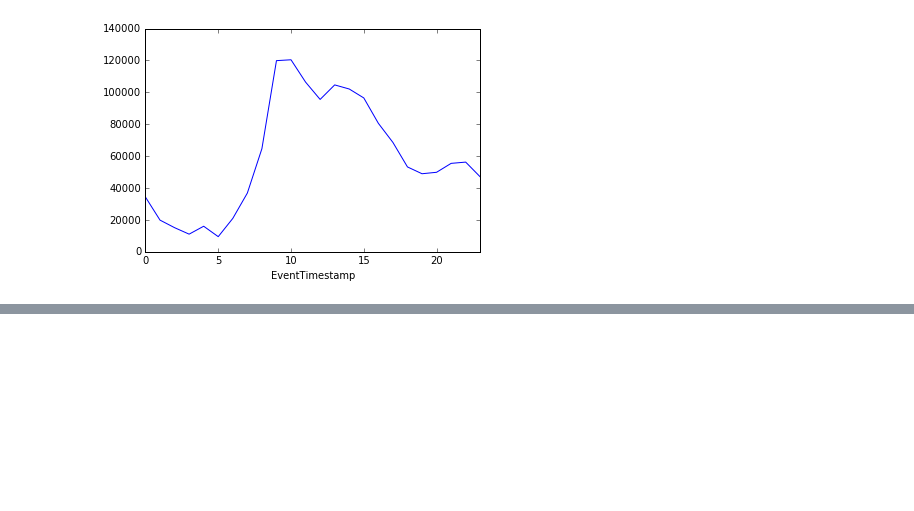
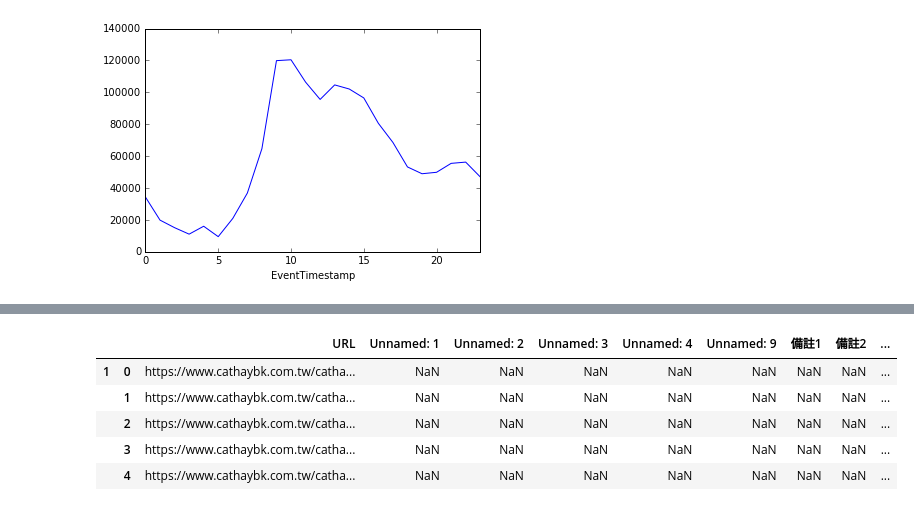
Before and after one commit to ywchiu/cathaybkpython, a Jupyter notebook: 20160901Demo.ipynb, the cells around one changed output, grey strips where cells are left out. Cells and saved outputs as stored; diff of their text form; code cells hidden in the pictures; blank space fills up the shorter version.

```diff
--- a/20160901Demo.ipynb
+++ b/20160901Demo.ipynb
@@ -505,0 +550,9 @@ WARNING: pylab import has clobbered these variables: ['datetime']
+# %%
+url_mapping_concat.head()
+# %% [output]
+|  |  | URL | Unnamed: 1 | Unnamed: 2 | Unnamed: 3 | Unnamed: 4 | Unnamed: 9 | 備註1 | 備註2 | ... |
+| 1 | 0 | https://www.cathaybk.com.tw/catha... | NaN | NaN | NaN | NaN | NaN | NaN | NaN | ... |
+|  | 1 | https://www.cathaybk.com.tw/catha... | NaN | NaN | NaN | NaN | NaN | NaN | NaN | ... |
+|  | 2 | https://www.cathaybk.com.tw/catha... | NaN | NaN | NaN | NaN | NaN | NaN | NaN | ... |
+|  | 3 | https://www.cathaybk.com.tw/catha... | NaN | NaN | NaN | NaN | NaN | NaN | NaN | ... |
+|  | 4 | https://www.cathaybk.com.tw/catha... | NaN | NaN | NaN | NaN | NaN | NaN | NaN | ... |
```
Also changed, not shown: parts of 15 cells of this notebook.
